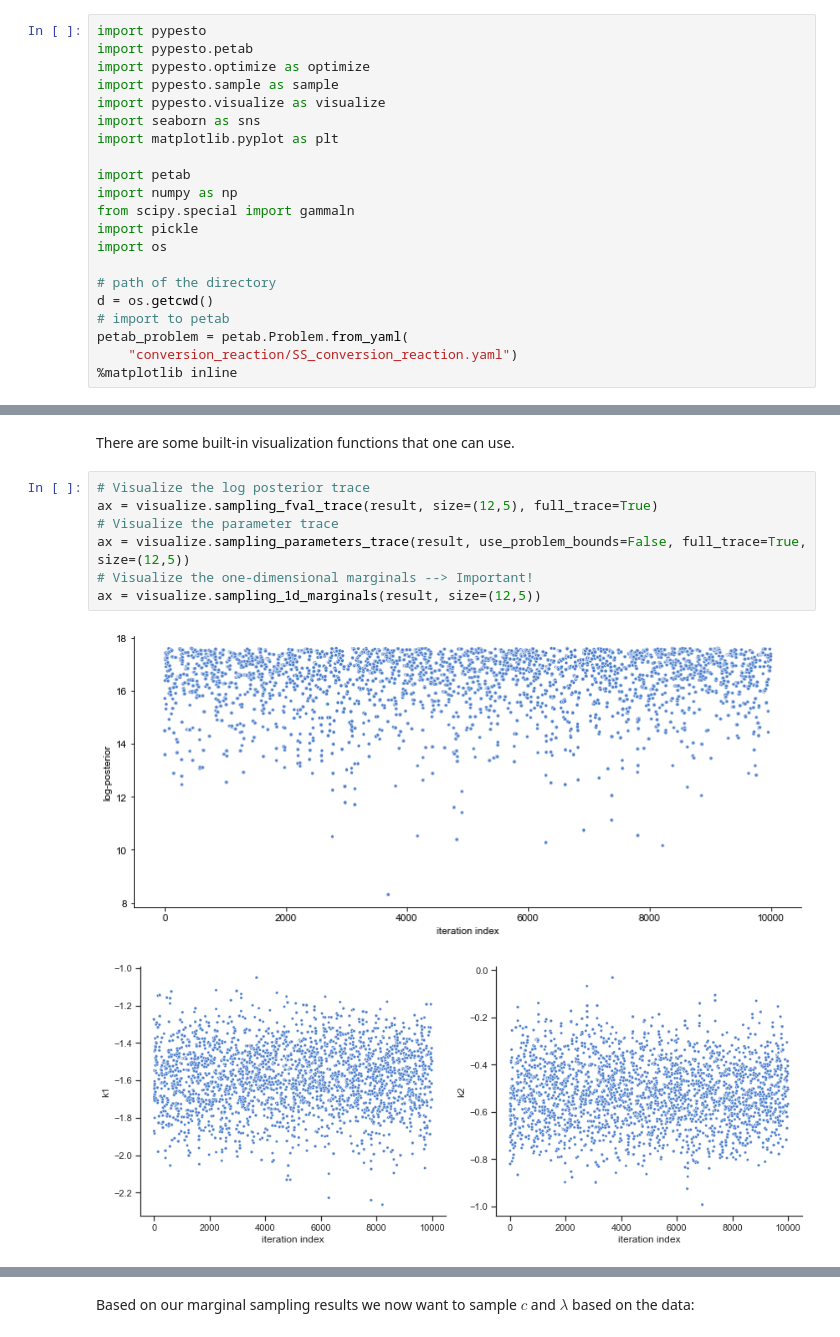
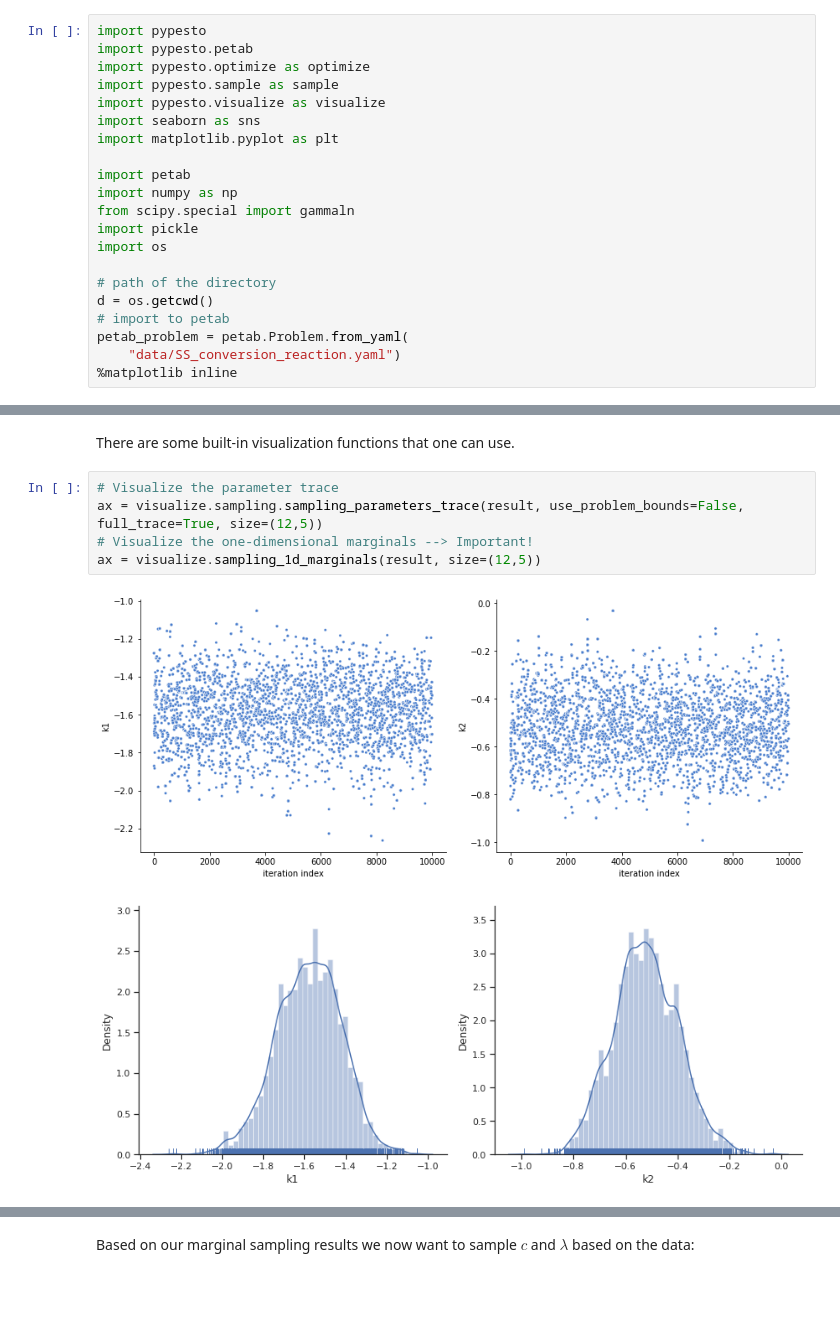
Before and after one commit to feddersmichael/Bachelor-Thesis-Marginal-Sampling, a Jupyter notebook: Sampling/Gaussian_noise/Conversion_Reaction_model/Gaussian_noise-Conversion_Reaction-Marginal_parameter.ipynb, the cells around one changed output, grey strips where cells are left out. Cells and saved outputs as stored; diff of their text form; blank space fills up the shorter version.

```diff
--- a/Sampling/Gaussian_noise/Conversion_Reaction_model/Gaussian_noise-Conversion_Reaction-Marginal_parameter.ipynb
+++ b/Sampling/Gaussian_noise/Conversion_Reaction_model/Gaussian_noise-Conversion_Reaction-Marginal_parameter.ipynb
@@ -17,7 +17,7 @@ import os
 d = os.getcwd()
 # import to petab
 petab_problem = petab.Problem.from_yaml(
-    "conversion_reaction/SS_conversion_reaction.yaml")
+    "data/SS_conversion_reaction.yaml")
 %matplotlib inline
 # %%
 def analytical_b(t, a0, b0, k1, k2):
@@ -129,12 +131,10 @@ for n in range(runs):
 # %% [markdown]
 There are some built-in visualization functions that one can use.
 # %%
-# Visualize the log posterior trace
-ax = visualize.sampling_fval_trace(result, size=(12,5), full_trace=True)
 # Visualize the parameter trace
-ax = visualize.sampling_parameters_trace(result, use_problem_bounds=False, full_trace=True, size=(12,5))
+ax = visualize.sampling.sampling_parameters_trace(result, use_problem_bounds=False, full_trace=True, size=(12,5))
 # Visualize the one-dimensional marginals --> Important!
 ax = visualize.sampling_1d_marginals(result, size=(12,5))
 # %% [output]
-[figure, old version]
+[figure, new version]
-[figure, old version]
+[figure, new version]
```
Also changed, not shown: parts of 6 cells of this notebook, 2 other files.
